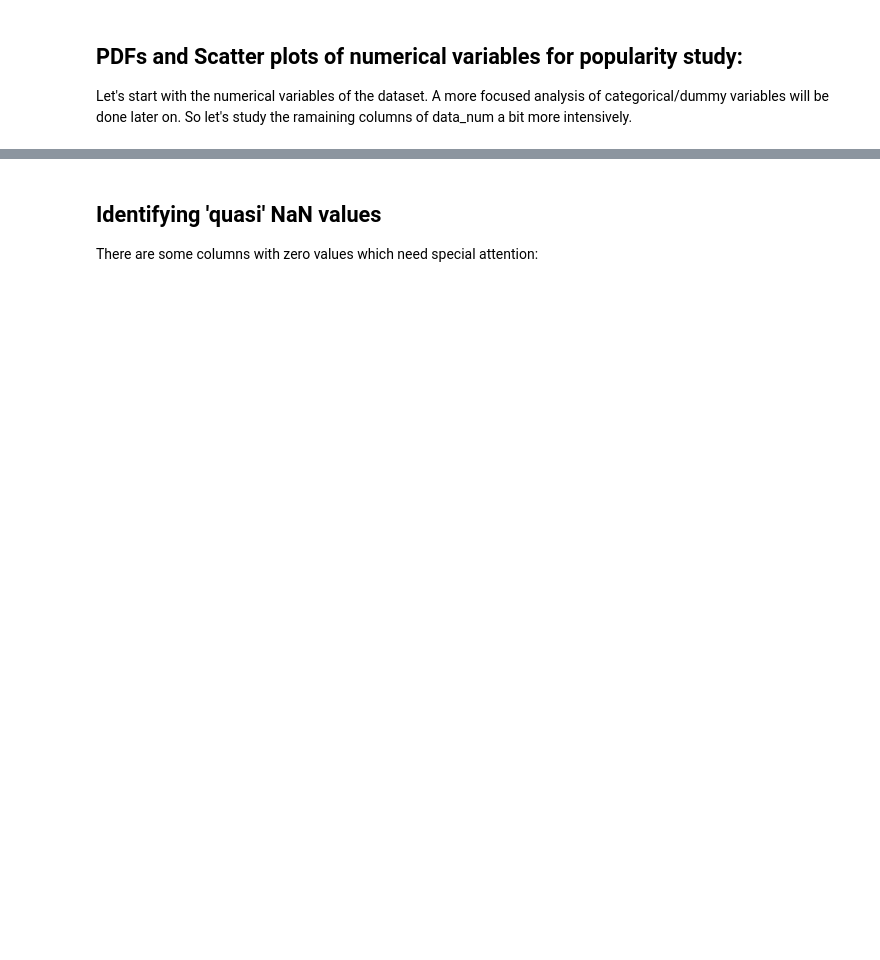
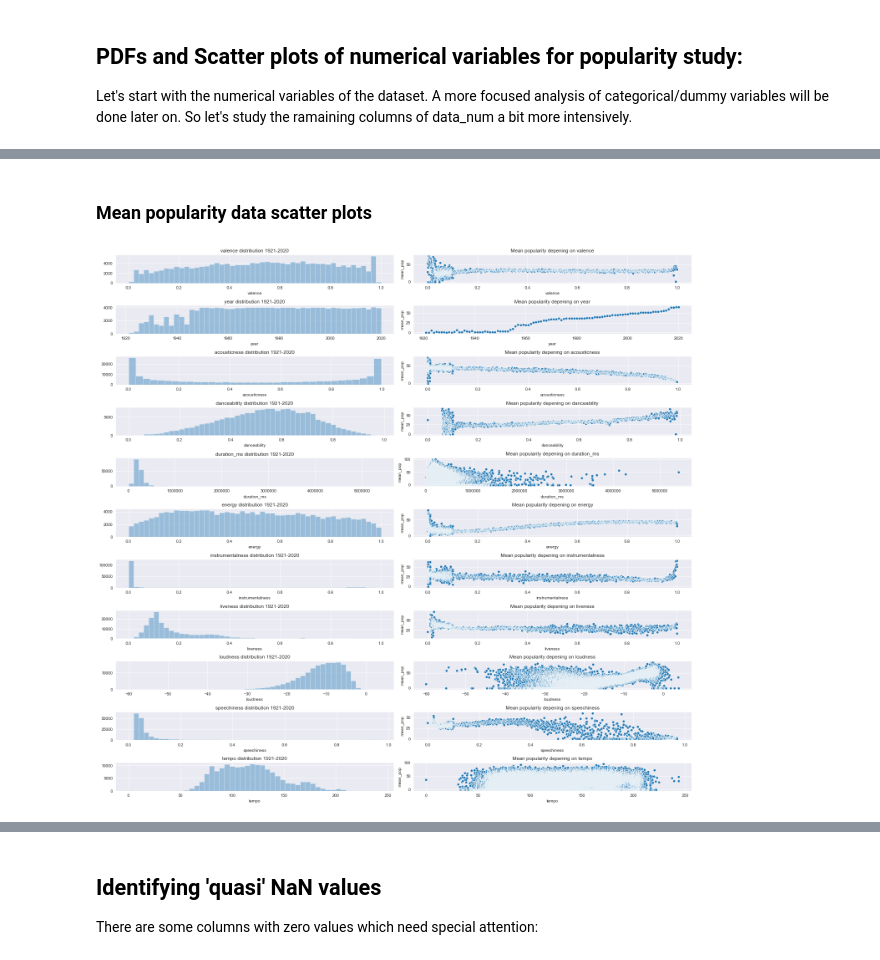
Before and after one commit to ddhartma/Spotify-dataset-analysis-160kTracks-1921-2020, a Jupyter notebook: project_1_write_a_data_science_blog_post.ipynb, the cells around one changed output, grey strips where cells are left out. Drawn from its saved outputs; the diff is of its cells as text; code cells hidden in the pictures; blank space fills up the shorter version.

Commit message:
feature: Analyze low range data spreading

```diff
--- a/project_1_write_a_data_science_blog_post.ipynb
+++ b/project_1_write_a_data_science_blog_post.ipynb
@@ -233,8 +304,16 @@ As the focus is on song popularity one should remove variables that are not usef
 - ***key:*** A categorical variable with values ranging between 0 and 11, each value for one note. Key will be analyzed separately.
 - ***explicit*** is a categorical variable with 0 and 1. It's dependence on popularity will be studied separately.
 # %%
+y_var = 'popularity'
+printmd('#### Dependent variable')
+print(y_var)
+
+x_y_columns = df.drop(['id', 'name', 'release_date', 'artists', 'mode', 'key', 'explicit', 'popularity'], axis=1).columns.tolist()
+printmd('#### Dependent and independent variable set')
+print(x_y_columns)
+
 x_columns = df.drop(['id', 'name', 'release_date', 'artists', 'mode', 'key', 'explicit'], axis=1).columns.tolist()
-printmd('#### Columns to keep')
+printmd('#### Only independent variables')
 print(x_columns)
 
 data_num = df.copy()
@@ -302,0 +394,24 @@ Those phenomena will be studied in more detail in the next sections: 'Identifyin
+# %% [markdown]
+### Mean popularity data scatter plots
+# %%
+plt.figure(figsize=(20,20))
+count=1
+
+for xvar in x_y_columns:
+    plt.subplot(12,2, count);
+    count += 1
+    plt.gca().set_title(xvar + ' distribution 1921-2020');
+    sns.distplot(a=df[xvar], kde=False);
+    plt.subplot(12,2,count);
+    count +=1
+    plt.gca().set_title('Mean popularity depening on ' + xvar);
+    #sns.scatterplot(x=df[xvar], y=df.popularity);
+    #sns.kdeplot(data=data_num[[xvar, 'popularity']], hue="kind", fill=True)
+    mean_df = df.groupby([xvar])['popularity'].mean().to_frame().reset_index()
+    mean_df['mean_pop'] = mean_df['popularity']
+    sns.scatterplot(x=mean_df[xvar], y=mean_df.mean_pop)
+
+#plt.subplots_adjust(space = 0.5)
+plt.tight_layout()
+# %% [output]
+[figure, added]
```
Also changed, not shown: parts of 37 cells of this notebook, 1 other file.
